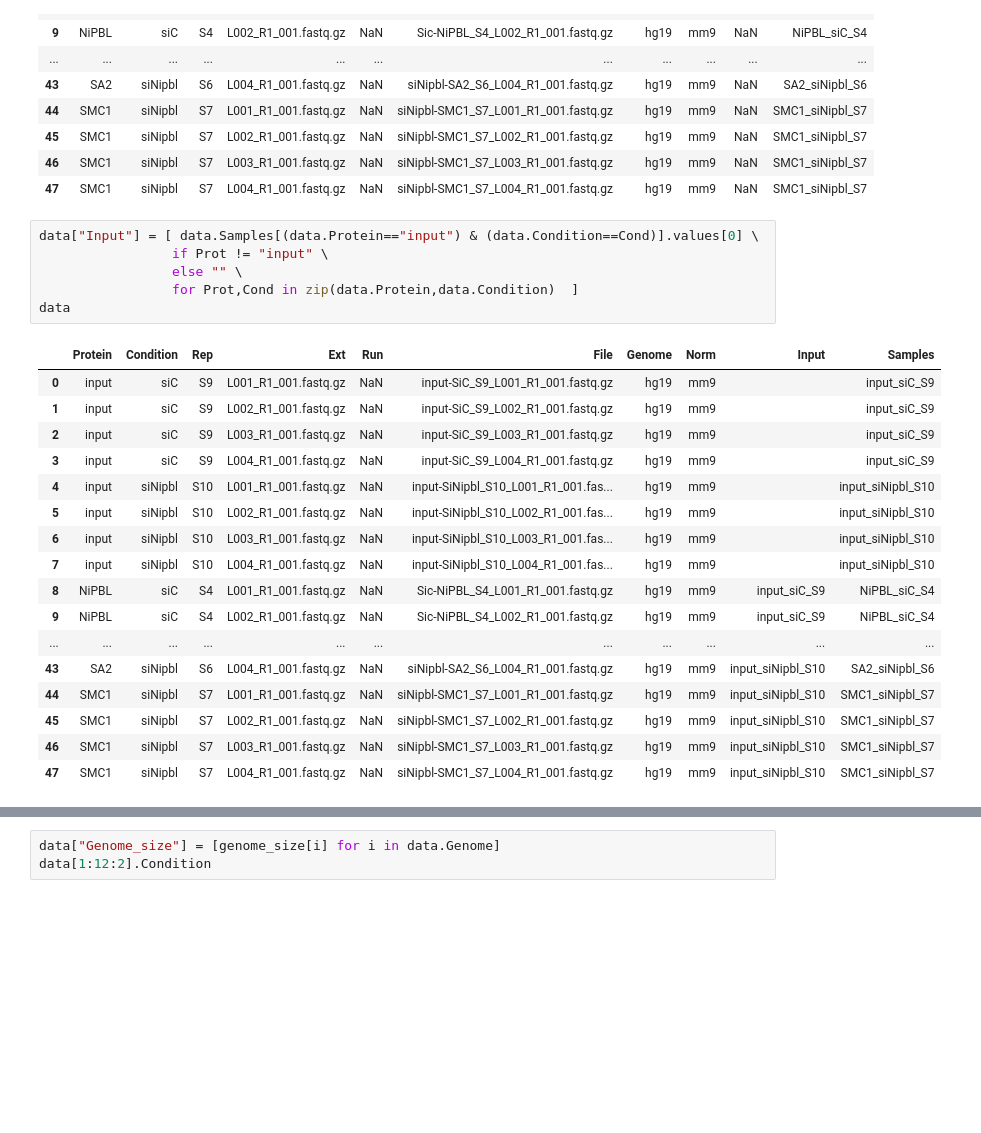
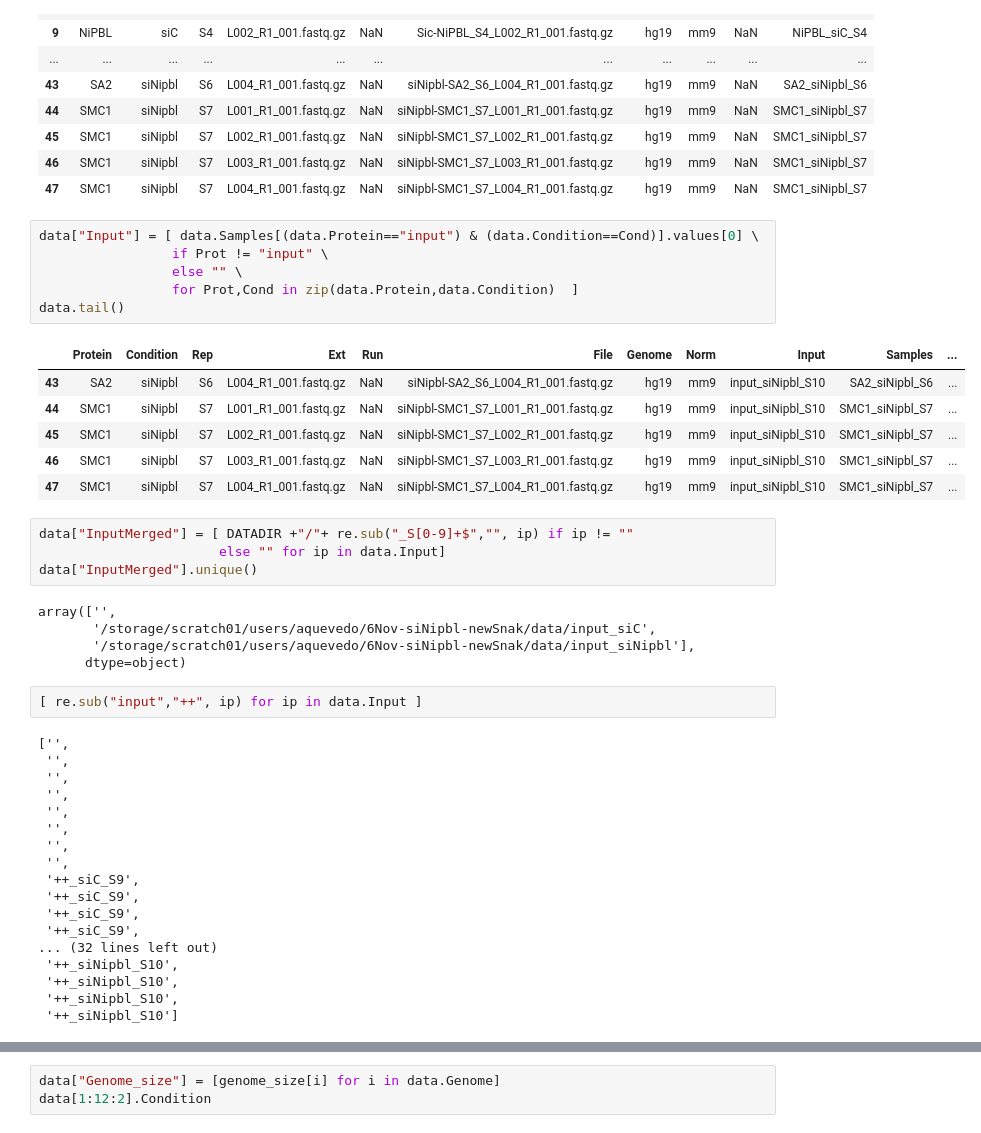
Before and after one commit to aqvd/snakemake_workflows, a Jupyter notebook: Chip-Seq/notebooks/metadata_creation.ipynb, the cells around one changed output, grey strips where cells are left out. Cells and saved outputs as stored; diff of their text form; blank space fills up the shorter version.

Commit message:
before macs merged

```diff
--- a/Chip-Seq/notebooks/metadata_creation.ipynb
+++ b/Chip-Seq/notebooks/metadata_creation.ipynb
@@ -55,26 +55,44 @@ data
 # %%
 data["Input"] = [ data.Samples[(data.Protein=="input") & (data.Condition==Cond)].values[0] \
                  if Prot != "input" \
                  else "" \
                  for Prot,Cond in zip(data.Protein,data.Condition)  ]
-data
+data.tail()
 # %% [output]
-|  | Protein | Condition | Rep | Ext | Run | File | Genome | Norm | Input | Samples |
-| 0 | input | siC | S9 | L001_R1_001.fastq.gz | NaN | input-SiC_S9_L001_R1_001.fastq.gz | hg19 | mm9 |  | input_siC_S9 |
-| 1 | input | siC | S9 | L002_R1_001.fastq.gz | NaN | input-SiC_S9_L002_R1_001.fastq.gz | hg19 | mm9 |  | input_siC_S9 |
-| 2 | input | siC | S9 | L003_R1_001.fastq.gz | NaN | input-SiC_S9_L003_R1_001.fastq.gz | hg19 | mm9 |  | input_siC_S9 |
-| 3 | input | siC | S9 | L004_R1_001.fastq.gz | NaN | input-SiC_S9_L004_R1_001.fastq.gz | hg19 | mm9 |  | input_siC_S9 |
-| 4 | input | siNipbl | S10 | L001_R1_001.fastq.gz | NaN | input-SiNipbl_S10_L001_R1_001.fas... | hg19 | mm9 |  | input_siNipbl_S10 |
-| 5 | input | siNipbl | S10 | L002_R1_001.fastq.gz | NaN | input-SiNipbl_S10_L002_R1_001.fas... | hg19 | mm9 |  | input_siNipbl_S10 |
-| 6 | input | siNipbl | S10 | L003_R1_001.fastq.gz | NaN | input-SiNipbl_S10_L003_R1_001.fas... | hg19 | mm9 |  | input_siNipbl_S10 |
-| 7 | input | siNipbl | S10 | L004_R1_001.fastq.gz | NaN | input-SiNipbl_S10_L004_R1_001.fas... | hg19 | mm9 |  | input_siNipbl_S10 |
-| 8 | NiPBL | siC | S4 | L001_R1_001.fastq.gz | NaN | Sic-NiPBL_S4_L001_R1_001.fastq.gz | hg19 | mm9 | input_siC_S9 | NiPBL_siC_S4 |
-| 9 | NiPBL | siC | S4 | L002_R1_001.fastq.gz | NaN | Sic-NiPBL_S4_L002_R1_001.fastq.gz | hg19 | mm9 | input_siC_S9 | NiPBL_siC_S4 |
-| ... | ... | ... | ... | ... | ... | ... | ... | ... | ... | ... |
-| 43 | SA2 | siNipbl | S6 | L004_R1_001.fastq.gz | NaN | siNipbl-SA2_S6_L004_R1_001.fastq.gz | hg19 | mm9 | input_siNipbl_S10 | SA2_siNipbl_S6 |
-| 44 | SMC1 | siNipbl | S7 | L001_R1_001.fastq.gz | NaN | siNipbl-SMC1_S7_L001_R1_001.fastq.gz | hg19 | mm9 | input_siNipbl_S10 | SMC1_siNipbl_S7 |
-| 45 | SMC1 | siNipbl | S7 | L002_R1_001.fastq.gz | NaN | siNipbl-SMC1_S7_L002_R1_001.fastq.gz | hg19 | mm9 | input_siNipbl_S10 | SMC1_siNipbl_S7 |
-| 46 | SMC1 | siNipbl | S7 | L003_R1_001.fastq.gz | NaN | siNipbl-SMC1_S7_L003_R1_001.fastq.gz | hg19 | mm9 | input_siNipbl_S10 | SMC1_siNipbl_S7 |
-| 47 | SMC1 | siNipbl | S7 | L004_R1_001.fastq.gz | NaN | siNipbl-SMC1_S7_L004_R1_001.fastq.gz | hg19 | mm9 | input_siNipbl_S10 | SMC1_siNipbl_S7 |
+|  | Protein | Condition | Rep | Ext | Run | File | Genome | Norm | Input | Samples | ... |
+| 43 | SA2 | siNipbl | S6 | L004_R1_001.fastq.gz | NaN | siNipbl-SA2_S6_L004_R1_001.fastq.gz | hg19 | mm9 | input_siNipbl_S10 | SA2_siNipbl_S6 | ... |
+| 44 | SMC1 | siNipbl | S7 | L001_R1_001.fastq.gz | NaN | siNipbl-SMC1_S7_L001_R1_001.fastq.gz | hg19 | mm9 | input_siNipbl_S10 | SMC1_siNipbl_S7 | ... |
+| 45 | SMC1 | siNipbl | S7 | L002_R1_001.fastq.gz | NaN | siNipbl-SMC1_S7_L002_R1_001.fastq.gz | hg19 | mm9 | input_siNipbl_S10 | SMC1_siNipbl_S7 | ... |
+| 46 | SMC1 | siNipbl | S7 | L003_R1_001.fastq.gz | NaN | siNipbl-SMC1_S7_L003_R1_001.fastq.gz | hg19 | mm9 | input_siNipbl_S10 | SMC1_siNipbl_S7 | ... |
+| 47 | SMC1 | siNipbl | S7 | L004_R1_001.fastq.gz | NaN | siNipbl-SMC1_S7_L004_R1_001.fastq.gz | hg19 | mm9 | input_siNipbl_S10 | SMC1_siNipbl_S7 | ... |
+# %%
+data["InputMerged"] = [ DATADIR +"/"+ re.sub("_S[0-9]+$","", ip) if ip != ""
+                       else "" for ip in data.Input]
+data["InputMerged"].unique()
+# %% [output]
+array(['',
+       '/storage/scratch01/users/aquevedo/6Nov-siNipbl-newSnak/data/input_siC',
+       '/storage/scratch01/users/aquevedo/6Nov-siNipbl-newSnak/data/input_siNipbl'],
+      dtype=object)
+# %%
+[ re.sub("input","++", ip) for ip in data.Input ]
+# %% [output]
+['',
+ '',
+ '',
+ '',
+ '',
+ '',
+ '',
+ '',
+ '++_siC_S9',
+ '++_siC_S9',
+ '++_siC_S9',
+ '++_siC_S9',
+... (32 lines left out)
+ '++_siNipbl_S10',
+ '++_siNipbl_S10',
+ '++_siNipbl_S10',
+ '++_siNipbl_S10']
 # %%
 data["PATH_genome"] = [genome_path[i] for i in data.Genome]
```
Also changed, not shown: parts of 4 cells of this notebook, 1 other file.
